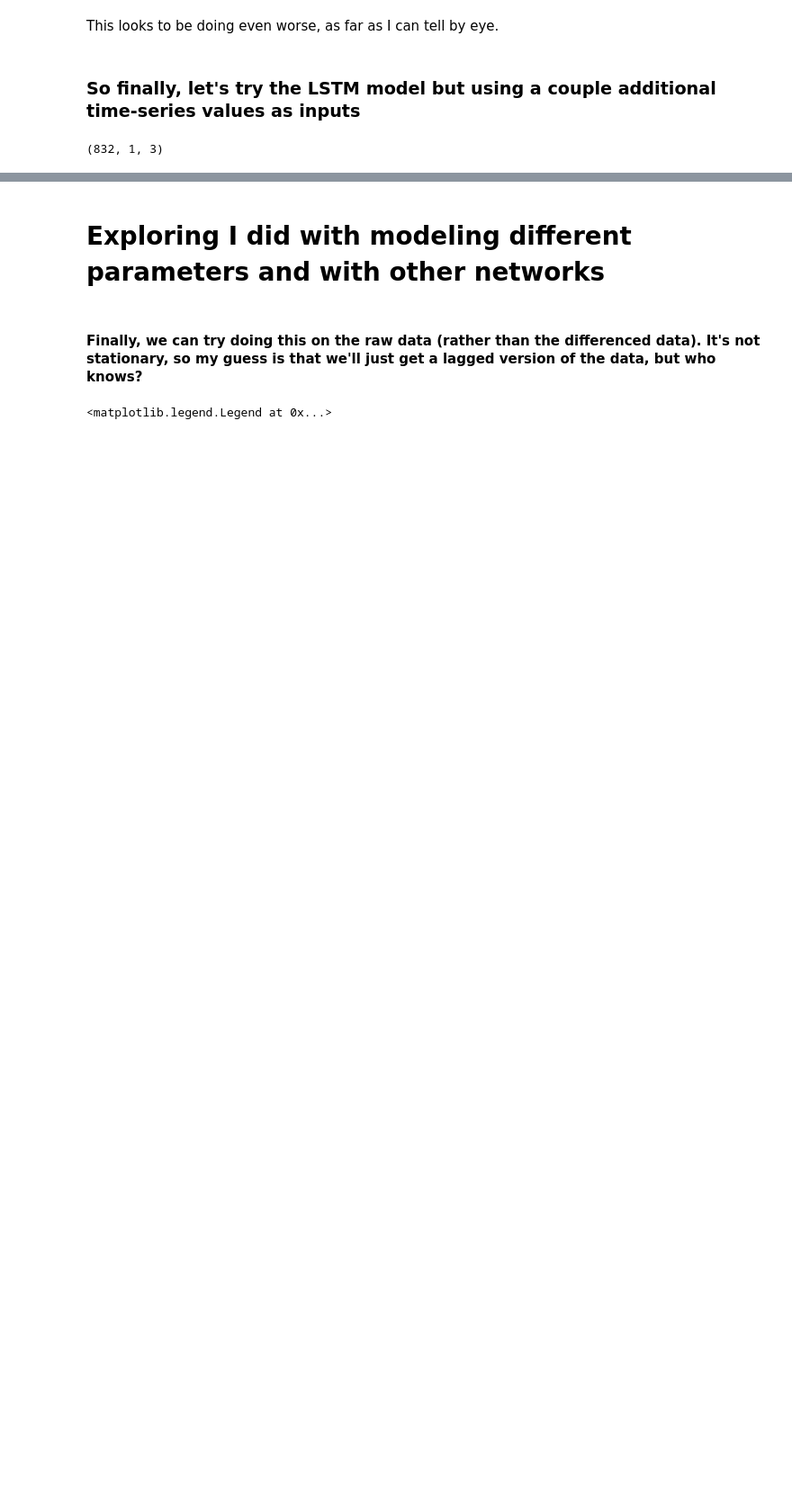
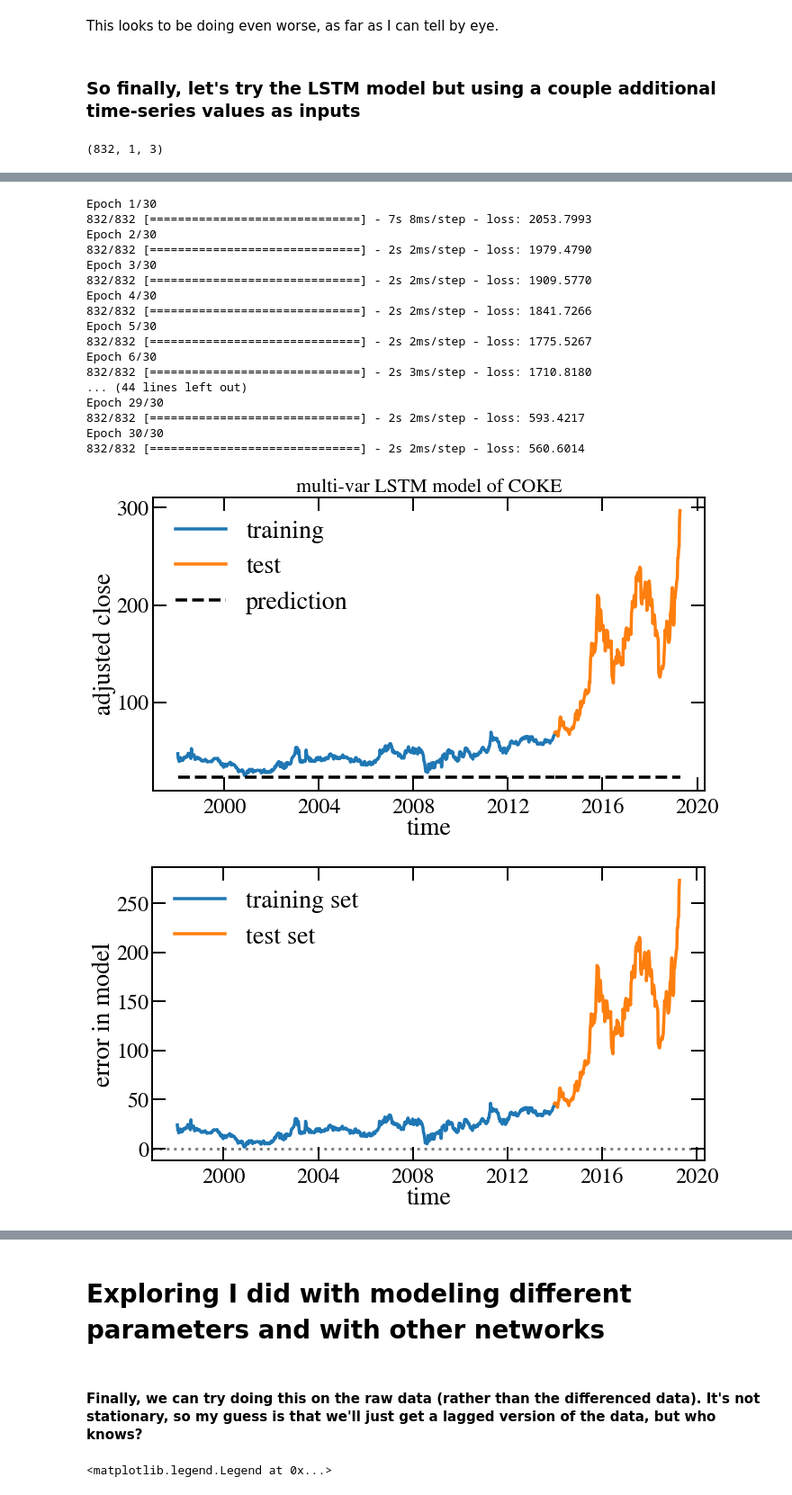
Before and after one commit to sheagk/stocks, a Jupyter notebook: single_stock_training.ipynb, the cells around one changed output, grey strips where cells are left out. Shown at 90% size. Saved outputs shown, nothing was run; the diff lists cells and outputs as text; code cells hidden in the pictures; blank space fills up the shorter version.

```diff
--- a/single_stock_training.ipynb
+++ b/single_stock_training.ipynb
@@ -1153,0 +1301,22 @@ training_values.keys()
+# %%
+model, fig, error_fig = train_and_plot_lstm_with_exog('COKE', symbol_list, target_key, exog_keys, num_neurons=3)
+# %% [output]
+Epoch 1/30
+832/832 [==============================] - 7s 8ms/step - loss: 2053.7993
+Epoch 2/30
+832/832 [==============================] - 2s 2ms/step - loss: 1979.4790
+Epoch 3/30
+832/832 [==============================] - 2s 2ms/step - loss: 1909.5770
+Epoch 4/30
+832/832 [==============================] - 2s 2ms/step - loss: 1841.7266
+Epoch 5/30
+832/832 [==============================] - 2s 2ms/step - loss: 1775.5267
+Epoch 6/30
+832/832 [==============================] - 2s 3ms/step - loss: 1710.8180
+... (44 lines left out)
+Epoch 29/30
+832/832 [==============================] - 2s 2ms/step - loss: 593.4217
+Epoch 30/30
+832/832 [==============================] - 2s 2ms/step - loss: 560.6014
+[figure, added]
+[figure, added]
```
Also changed, not shown: parts of 15 cells of this notebook, 1 other file.
